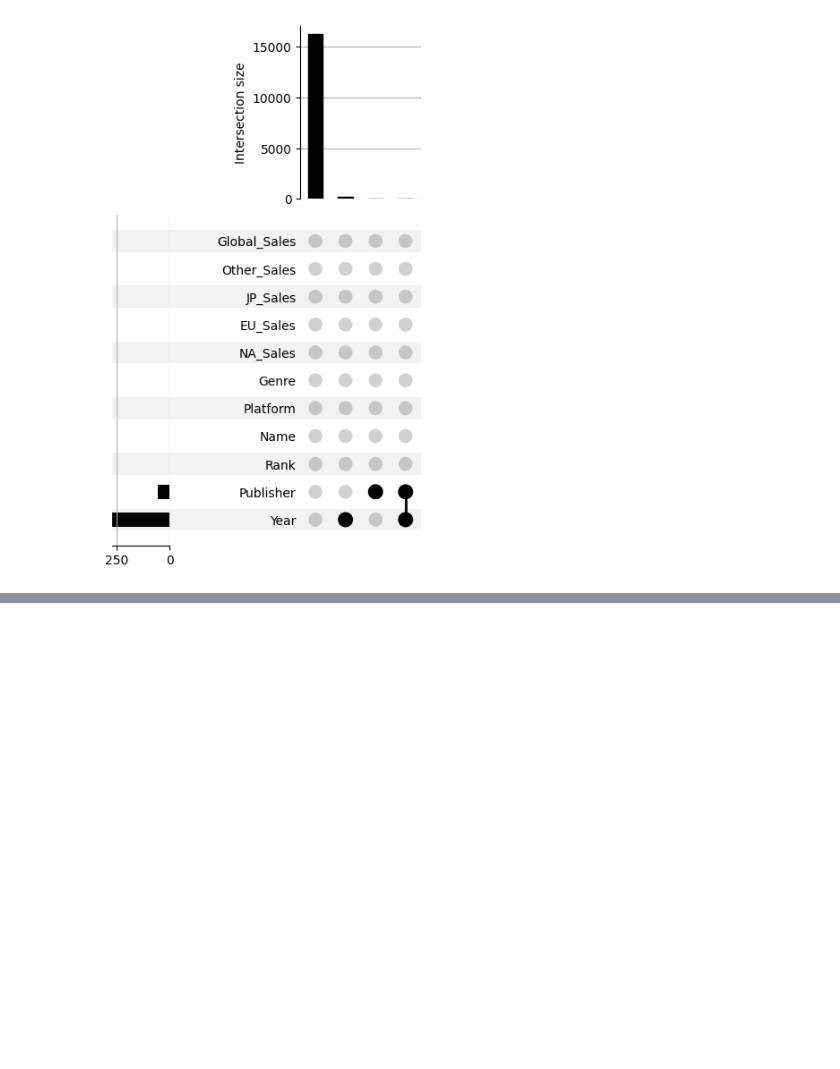
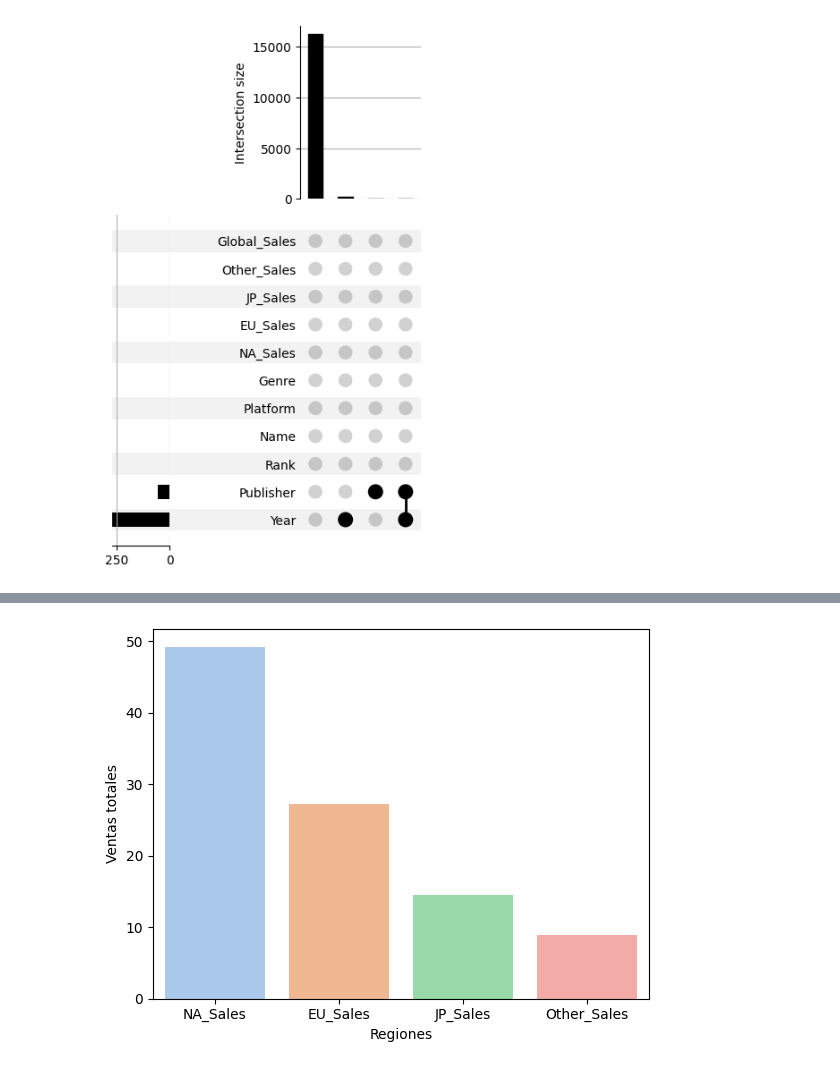
Before and after one commit to davidsosaolea/Proyecto_01_EDA_data_set_Global_Video-Game-Sales, a Jupyter notebook: notebooks/games_sales.ipynb, the cells around one changed output, grey strips where cells are left out. Saved outputs shown, nothing was run; the diff lists cells and outputs as text; code cells hidden in the pictures; blank space fills up the shorter version.

```diff
--- a/notebooks/games_sales.ipynb
+++ b/notebooks/games_sales.ipynb
@@ -150,0 +212,11 @@ df_filtrado.to_csv('resultados.csv', index=False)
+# %%
+# Seleccionar solo las columnas
+ventas_porcentaje = (df_pc.sum() / df_concat['Global_Sales'].sum()) * 100
+
+# Generar el gráfico de barras
+ax = sns.barplot(x=ventas_porcentaje.index, y=ventas_porcentaje.values)
+ax.set_xlabel('Regiones')
+ax.set_ylabel('Ventas totales')
+plt.show()
+# %% [output]
+[figure, added]
```
Also changed, not shown: parts of 9 cells of this notebook, 1 other file.
